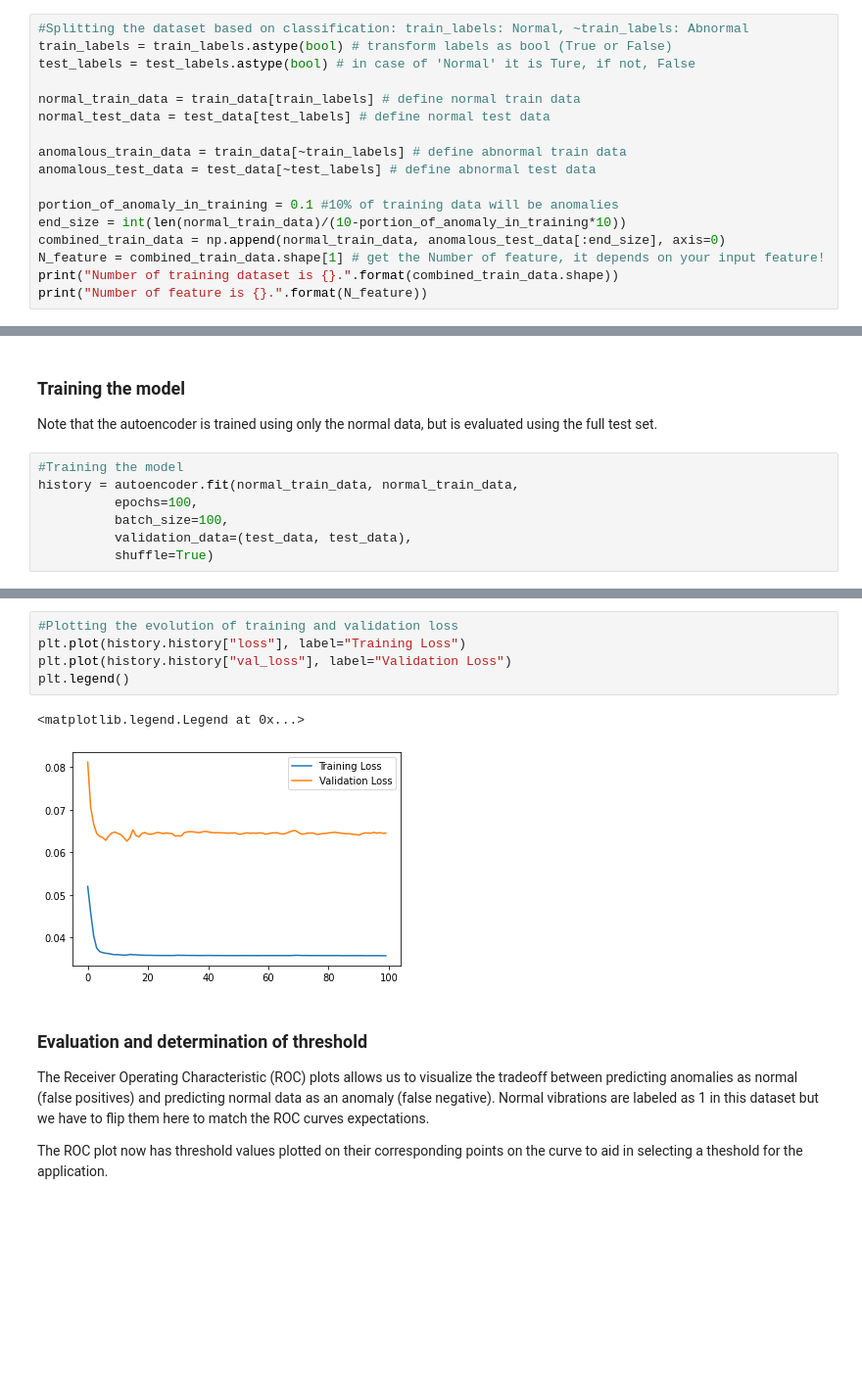
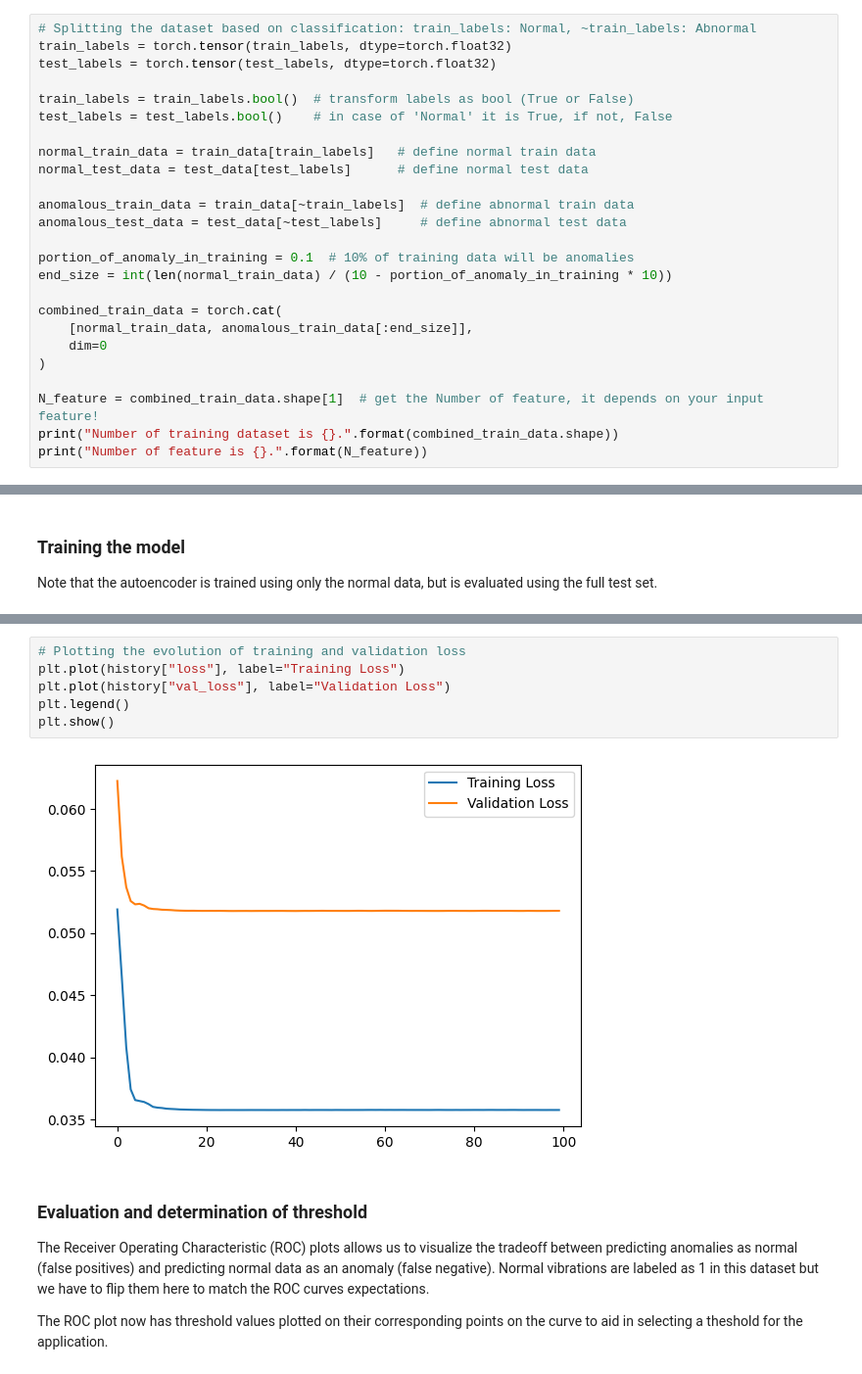
Before and after one commit to purduelamm/purdue_me597_iiot, a Jupyter notebook: lab/lab8/L8_Colab2.ipynb, the cells around one changed output, grey strips where cells are left out. Shown at 98% size. Saved outputs shown, nothing was run; the diff lists cells and outputs as text; blank space fills up the shorter version.

```diff
--- a/lab/lab8/L8_Colab2.ipynb
+++ b/lab/lab8/L8_Colab2.ipynb
@@ -204,20 +201,28 @@ test_data = tensorNormalization(test_data) # Normalizing test data
 # %% [markdown]
 You will train the autoencoder using only the normal rhythms, which are labeled in the dataset as 1. Separate the normal vibrations from the abnormal vibrations. **You have to make sure of the size/dimension of feature array.**
 # %%
-#Splitting the dataset based on classification: train_labels: Normal, ~train_labels: Abnormal
-train_labels = train_labels.astype(bool) # transform labels as bool (True or False)
-test_labels = test_labels.astype(bool) # in case of 'Normal' it is Ture, if not, False
+# Splitting the dataset based on classification: train_labels: Normal, ~train_labels: Abnormal
+train_labels = torch.tensor(train_labels, dtype=torch.float32)
+test_labels = torch.tensor(test_labels, dtype=torch.float32)
 
-normal_train_data = train_data[train_labels] # define normal train data
-normal_test_data = test_data[test_labels] # define normal test data
+train_labels = train_labels.bool()  # transform labels as bool (True or False)
+test_labels = test_labels.bool()    # in case of 'Normal' it is True, if not, False
 
-anomalous_train_data = train_data[~train_labels] # define abnormal train data
-anomalous_test_data = test_data[~test_labels] # define abnormal test data
+normal_train_data = train_data[train_labels]   # define normal train data
+normal_test_data = test_data[test_labels]      # define normal test data
 
-portion_of_anomaly_in_training = 0.1 #10% of training data will be anomalies
-end_size = int(len(normal_train_data)/(10-portion_of_anomaly_in_training*10))
-combined_train_data = np.append(normal_train_data, anomalous_test_data[:end_size], axis=0)
-N_feature = combined_train_data.shape[1] # get the Number of feature, it depends on your input feature!
+anomalous_train_data = train_data[~train_labels]  # define abnormal train data
+anomalous_test_data = test_data[~test_labels]     # define abnormal test data
+
+portion_of_anomaly_in_training = 0.1  # 10% of training data will be anomalies
+end_size = int(len(normal_train_data) / (10 - portion_of_anomaly_in_training * 10))
+
+combined_train_data = torch.cat(
+    [normal_train_data, anomalous_train_data[:end_size]],
+    dim=0
+)
+
+N_feature = combined_train_data.shape[1]  # get the Number of feature, it depends on your input feature!
 print("Number of training dataset is {}.".format(combined_train_data.shape))
 print("Number of feature is {}.".format(N_feature))
 # %% [output]
@@ -297,10 +318,3 @@ Chosen Embedding Size:  64
 ### Training the model
 
 Note that the autoencoder is trained using only the normal data, but is evaluated using the full test set.
-# %%
-#Training the model
-history = autoencoder.fit(normal_train_data, normal_train_data,
-          epochs=100,
-          batch_size=100,
-          validation_data=(test_data, test_data),
-          shuffle=True)
@@ -325,11 +384,11 @@ Epoch 100/100
 # %%
-#Plotting the evolution of training and validation loss
-plt.plot(history.history["loss"], label="Training Loss")
-plt.plot(history.history["val_loss"], label="Validation Loss")
+# Plotting the evolution of training and validation loss
+plt.plot(history["loss"], label="Training Loss")
+plt.plot(history["val_loss"], label="Validation Loss")
 plt.legend()
+plt.show()
 # %% [output]
-<matplotlib.legend.Legend at 0x...>
-[figure, old version]
+[figure, new version]
 # %% [markdown]
 ### Evaluation and determination of threshold
 
```
Also changed, not shown: parts of 24 cells of this notebook, 3 other files.
